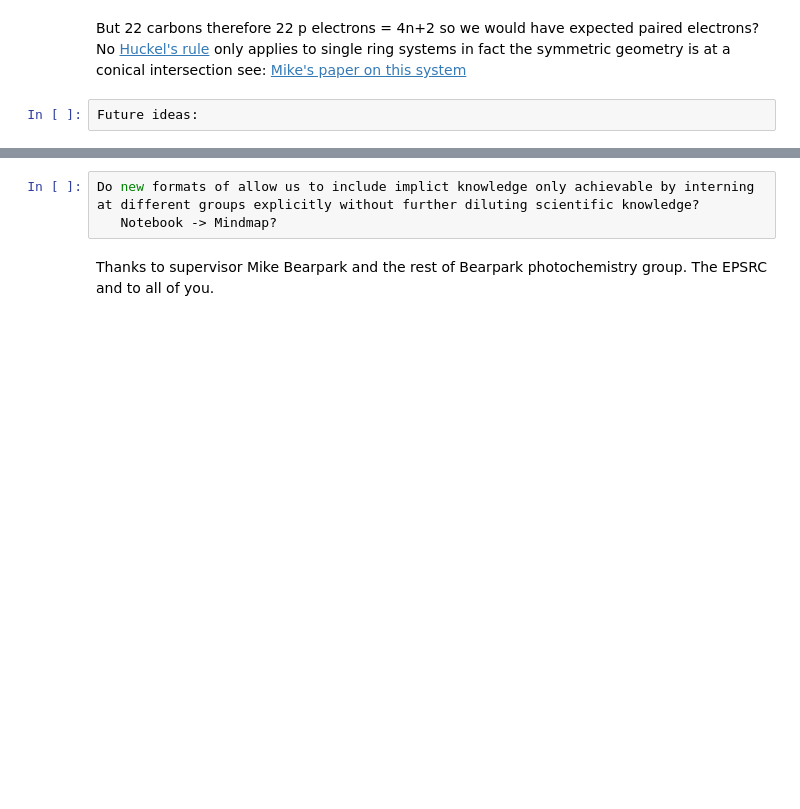
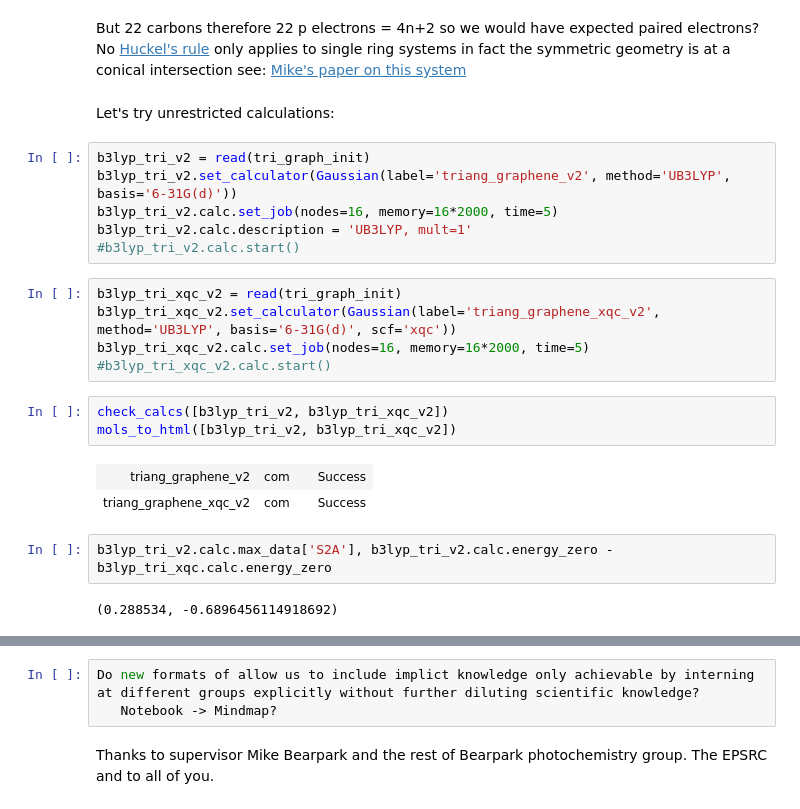
Before and after one commit to Clyde-fare/ccnotebook_talk, a Jupyter notebook: Quantum Chemistry PyData talk.ipynb, the cells around one changed output, grey strips where cells are left out. Cells and saved outputs as stored; diff of their text form; blank space fills up the shorter version.

```diff
--- a/Quantum Chemistry PyData talk.ipynb
+++ b/Quantum Chemistry PyData talk.ipynb
@@ -448,4 +460,25 @@ b3lyp_tri_stable.calc.max_data['S2A'], b3lyp_tri_stable.calc.energy_zero - b3lyp
 # %% [markdown]
 But 22 carbons therefore 22 p electrons = 4n+2 so we would have expected paired electrons? No [Huckel's rule](http://en.wikipedia.org/wiki/H%C3%BCckel's_rule) only applies to single ring systems in fact the symmetric geometry is at a conical intersection see: [Mike's paper on this system](http://www.sciencedirect.com/science/article/pii/S1010603007002390)
-# %%
-Future ideas:
+# %% [markdown]
+Let's try unrestricted calculations:
+# %%
+b3lyp_tri_v2 = read(tri_graph_init)
+b3lyp_tri_v2.set_calculator(Gaussian(label='triang_graphene_v2', method='UB3LYP', basis='6-31G(d)'))
+b3lyp_tri_v2.calc.set_job(nodes=16, memory=16*2000, time=5)
+b3lyp_tri_v2.calc.description = 'UB3LYP, mult=1'
+#b3lyp_tri_v2.calc.start()
+# %%
+b3lyp_tri_xqc_v2 = read(tri_graph_init)
+b3lyp_tri_xqc_v2.set_calculator(Gaussian(label='triang_graphene_xqc_v2', method='UB3LYP', basis='6-31G(d)', scf='xqc'))
+b3lyp_tri_xqc_v2.calc.set_job(nodes=16, memory=16*2000, time=5)
+#b3lyp_tri_xqc_v2.calc.start()
+# %%
+check_calcs([b3lyp_tri_v2, b3lyp_tri_xqc_v2])
+mols_to_html([b3lyp_tri_v2, b3lyp_tri_xqc_v2])
+# %% [output]
+| triang_graphene_v2 | com |  | Success |
+| triang_graphene_xqc_v2 | com |  | Success |
+# %%
+b3lyp_tri_v2.calc.max_data['S2A'], b3lyp_tri_v2.calc.energy_zero - b3lyp_tri_xqc.calc.energy_zero
+# %% [output]
+(0.288534, -0.6896456114918692)
```
Also changed, not shown: parts of 69 cells of this notebook.
